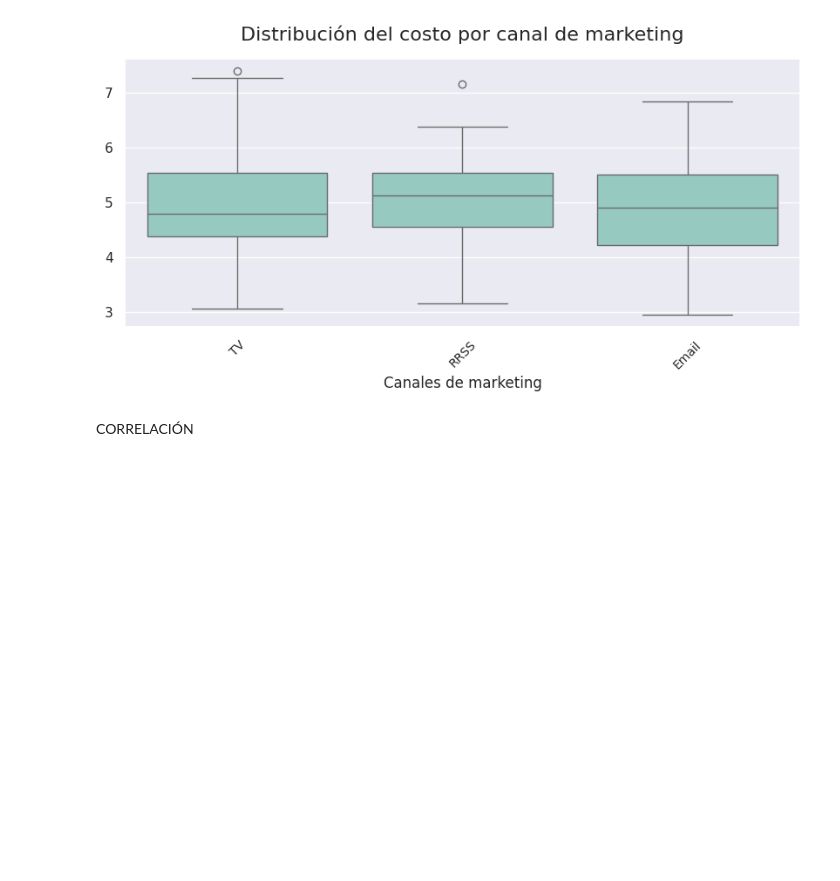
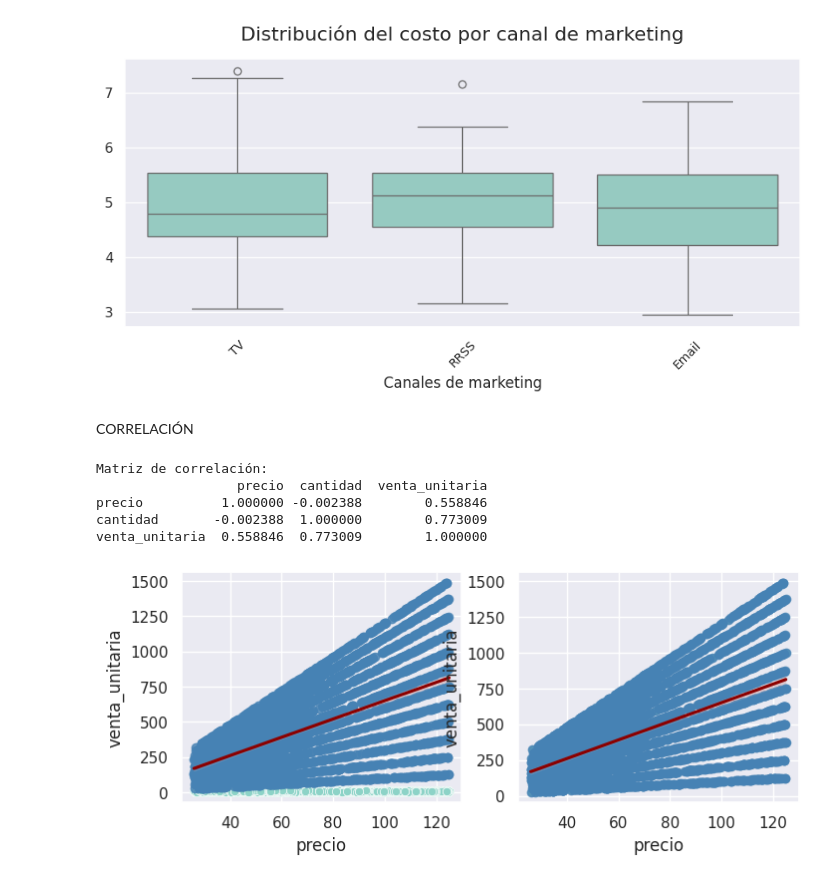
Before and after one commit to VictoriaGoldaraz/TT-2C2025-Data-Analitycs-Notebooks, a Jupyter notebook: Goldaraz,_María_Victoria_Comisión_C252613_TPI_Data_Analytics.ipynb, the cells around one changed output. Drawn from its saved outputs; the diff is of its cells as text; code cells hidden in the pictures; blank space fills up the shorter version.

```diff
--- a/Goldaraz,_María_Victoria_Comisión_C252613_TPI_Data_Analytics.ipynb
+++ b/Goldaraz,_María_Victoria_Comisión_C252613_TPI_Data_Analytics.ipynb
@@ -788,3 +788,43 @@ plt.show()
 [figure]
 # %% [markdown]
 CORRELACIÓN
+# %%
+# Variables numéricas
+correlacion = df_ventas[['precio', 'cantidad', 'venta_unitaria']].corr()
+print("\nMatriz de correlación:")
+print(correlacion)
+# %% [output]
+Matriz de correlación:
+                  precio  cantidad  venta_unitaria
+precio          1.000000 -0.002388        0.558846
+cantidad       -0.002388  1.000000        0.773009
+venta_unitaria  0.558846  0.773009        1.000000
+# %%
+# Gráfico de dispersión y línea de tendencia
+plt.figure(figsize=(8,3))
+plt.subplot(1,2,1)
+sns.scatterplot(data=df_ventas, x="precio", y="cantidad")
+
+# agrega una linea de regresion
+sns.regplot(
+    data=df_ventas,
+    x="precio",
+    y="venta_unitaria",
+    color="steelblue",
+    line_kws={"color": "darkred", "label": "Recta de regresión"}
+)
+
+plt.subplot(1,2,2)
+sns.scatterplot(data=df_ventas, x="precio", y="venta_unitaria")
+sns.regplot(
+    data=df_ventas,
+    x="precio",
+    y="venta_unitaria",
+    color="steelblue",
+    line_kws={"color": "darkred", "label": "Recta de regresión"}
+)
+
+
+plt.show()
+# %% [output]
+[figure, added]
```
Also changed, not shown: parts of 9 cells of this notebook.
